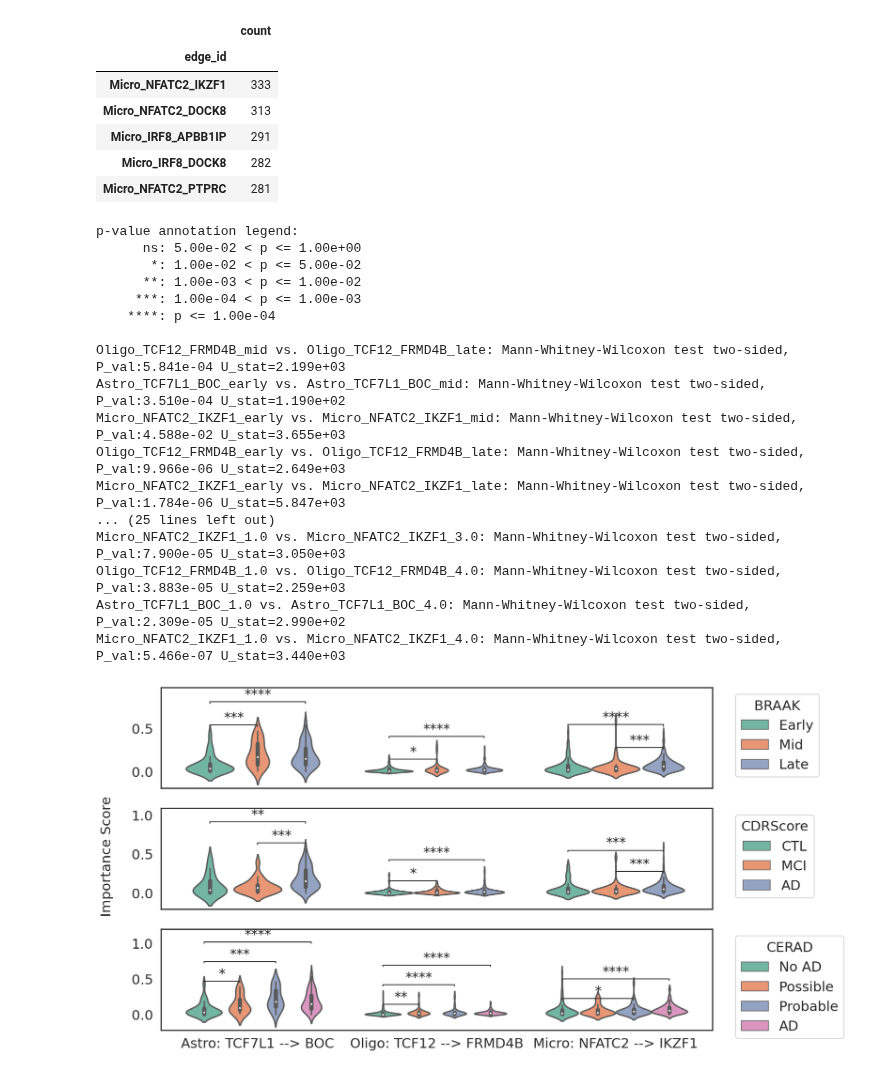
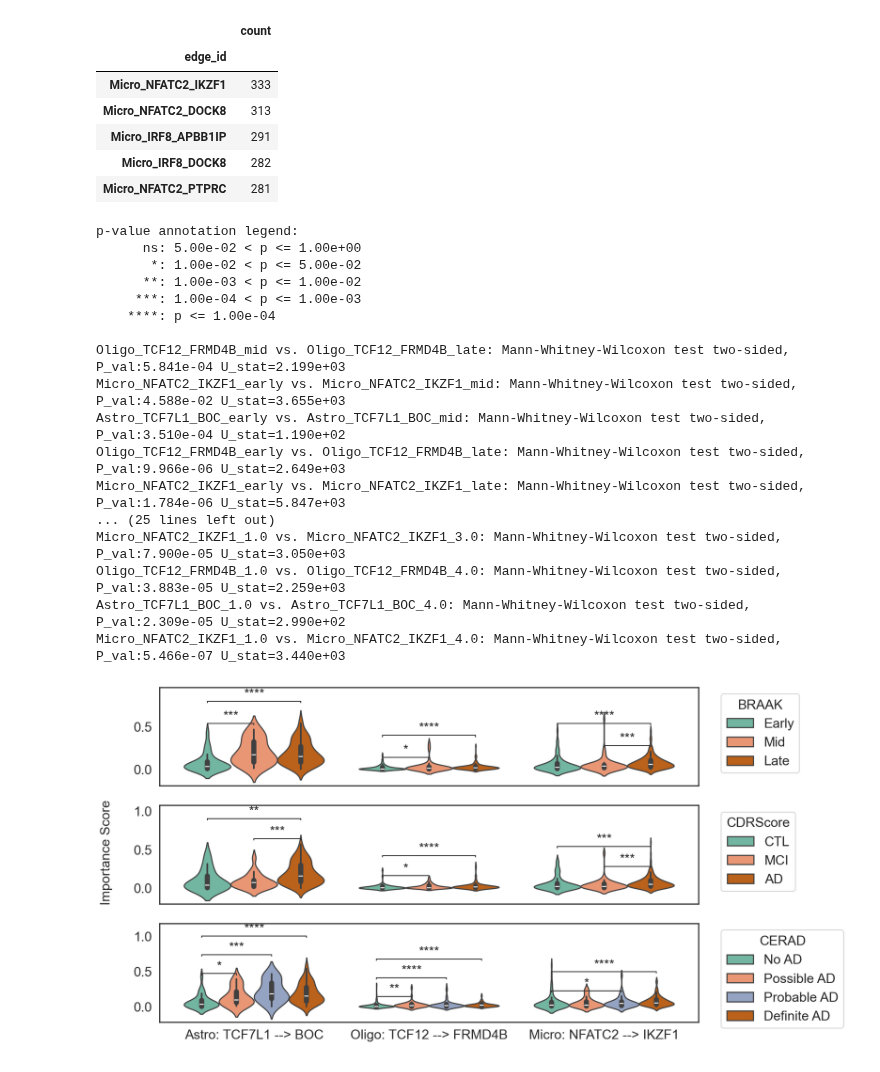
Before and after one commit to Oafish1/iBrainMap-Analysis, a Jupyter notebook: scripts/figure_5b.ipynb, the cells around one changed output. Saved outputs shown, nothing was run; the diff lists cells and outputs as text; code cells hidden in the pictures.

Commit message:
Small label and color changes for 5b

```diff
--- a/scripts/figure_5b.ipynb
+++ b/scripts/figure_5b.ipynb
@@ -58,14 +58,14 @@ matplotlib.rcParams['figure.facecolor'] = (1., 0., 0., 0.)
 #     "#9ca242"])
 # sns.set_palette(palette)
 # %%
-edge_att = pd.read_csv('../../data/freeze3/c15_att_02_11/MSSM_attn_all_224.csv')
+edge_att = pd.read_csv('../data/freeze3/c15_att_02_11/MSSM_attn_all_224.csv')
 
 edge_att_GRN = edge_att[edge_att['edge_type'] == 'TF_TG']
 edge_att_GRN['att_ave'] = edge_att_GRN.iloc[:,5:13].mean(axis=1)
 edge_att_GRN['edge_id'] = edge_att_GRN['ct_GRN'] + '_' + edge_att_GRN['id']
 
 ## Load Meta
-meta = pd.read_csv('../../data/metadata_dec.csv')
+meta = pd.read_csv('../data/metadata_dec.csv')
 
 edge_att_GRN_plot = edge_att_GRN.iloc[:,13:16]
 
@@ -141,8 +141,9 @@ order =  np.unique(edge_att_GRN_plot_dropna_try['edge_id']).tolist()
 state_pairs = [("early", "mid"), ("mid", "late"), ("early", "late")]
 pairs = [[(e, sg) for sg in g] for e, g in product(select_edge, state_pairs)]
 hue_order = ['early', 'mid', 'late']
+palette = {'early': sns.color_palette()[0], 'mid': sns.color_palette()[1], 'late': (0.8352941176470589, 0.3686274509803922, 0., 1.)}  # AD: d55e00
 
-sns.violinplot(data=edge_att_GRN_plot_dropna_try, x="edge_id", y="att_ave", order=order, hue="BRAAK_Stage", hue_order=hue_order, ax=axs[0])
+sns.violinplot(data=edge_att_GRN_plot_dropna_try, x="edge_id", y="att_ave", order=order, hue="BRAAK_Stage", hue_order=hue_order, density_norm='width', palette=palette, ax=axs[0])
 #axs[0].set_ylabel('Attention Score', fontsize = 6)
 axs[0].set_ylabel('')
 axs[0].set_xlabel('')
@@ -166,8 +167,9 @@ order =  np.unique(edge_att_GRN_plot_dropna_try['edge_id']).tolist()
 state_pairs = [("CTL", "MCI"), ("CTL", "AD"), ("MCI", "AD")]
 pairs = [[(e, sg) for sg in g] for e, g in product(select_edge, state_pairs)]
 hue_order = ['CTL', 'MCI', 'AD']
+palette = {'CTL': sns.color_palette()[0], 'MCI': sns.color_palette()[1], 'AD': (0.8352941176470589, 0.3686274509803922, 0., 1.)}  # AD: d55e00
 
-sns.violinplot(data=edge_att_GRN_plot_dropna_try, x="edge_id", y="att_ave", order=order, hue="CDRScore_Stage", hue_order=hue_order, ax=axs[1])
+sns.violinplot(data=edge_att_GRN_plot_dropna_try, x="edge_id", y="att_ave", order=order, hue="CDRScore_Stage", hue_order=hue_order, density_norm='width', palette=palette, ax=axs[1])
 #axs[1].set_ylabel('Attention Score', fontsize = 6)
 axs[1].set_ylabel('')
 axs[1].set_xlabel('')
@@ -188,9 +190,10 @@ order =  np.unique(edge_att_GRN_plot_dropna_try['edge_id']).tolist()
 state_pairs = [("1.0", "2.0"), ("1.0", "3.0"), ("1.0", "4.0")]
 pairs = [[(e, sg) for sg in g] for e, g in product(select_edge, state_pairs)]
 hue_order = ['1.0', '2.0', '3.0', '4.0']
-conv_dict = {'1.0': 'No AD', '2.0': 'Possible', '3.0': 'Probable', '4.0': 'AD'}
+conv_dict = {'1.0': 'No AD', '2.0': 'Possible AD', '3.0': 'Probable AD', '4.0': 'Definite AD'}
+palette = {'1.0': sns.color_palette()[0], '2.0': sns.color_palette()[1], '3.0': sns.color_palette()[2], '4.0': (0.8352941176470589, 0.3686274509803922, 0., 1.)}  # AD: d55e00
 
-sns.violinplot(data=edge_att_GRN_plot_dropna_try, x="edge_id", y="att_ave", order=order, hue="CERAD", hue_order=hue_order, ax=axs[2])
+sns.violinplot(data=edge_att_GRN_plot_dropna_try, x="edge_id", y="att_ave", order=order, hue="CERAD", hue_order=hue_order, palette=palette, density_norm='width', ax=axs[2])
 #axs[2].set_ylabel('Attention Score', fontsize = 6)
 axs[2].set_ylabel('')
 axs[2].set_xlabel('')
@@ -219,32 +222,32 @@ for l in labels:
 axs[2].set_xticklabels(labels)
 
 #plt.tight_layout()
 
 # Show the plot
 
 #plt.xticks(rotation=30, fontsize = 12)
 #plt.ylabel('Attention Score')
 #plt.xlabel('')
 #plt.legend(title='AD Progression (CERAD)',loc='upper left', bbox_to_anchor=(1.03, 1))
 fig.text( 0.04, 0.5,'Importance Score', va='center', rotation='vertical')  # , fontsize=12
 plt.savefig('../plots/figure_5_distribution.pdf', bbox_inches='tight')
 plt.show()
 # %% [output]
 p-value annotation legend:
       ns: 5.00e-02 < p <= 1.00e+00
        *: 1.00e-02 < p <= 5.00e-02
       **: 1.00e-03 < p <= 1.00e-02
      ***: 1.00e-04 < p <= 1.00e-03
     ****: p <= 1.00e-04
 
 Oligo_TCF12_FRMD4B_mid vs. Oligo_TCF12_FRMD4B_late: Mann-Whitney-Wilcoxon test two-sided, P_val:5.841e-04 U_stat=2.199e+03
+Micro_NFATC2_IKZF1_early vs. Micro_NFATC2_IKZF1_mid: Mann-Whitney-Wilcoxon test two-sided, P_val:4.588e-02 U_stat=3.655e+03
 Astro_TCF7L1_BOC_early vs. Astro_TCF7L1_BOC_mid: Mann-Whitney-Wilcoxon test two-sided, P_val:3.510e-04 U_stat=1.190e+02
-Micro_NFATC2_IKZF1_early vs. Micro_NFATC2_IKZF1_mid: Mann-Whitney-Wilcoxon test two-sided, P_val:4.588e-02 U_stat=3.655e+03
 Oligo_TCF12_FRMD4B_early vs. Oligo_TCF12_FRMD4B_late: Mann-Whitney-Wilcoxon test two-sided, P_val:9.966e-06 U_stat=2.649e+03
 Micro_NFATC2_IKZF1_early vs. Micro_NFATC2_IKZF1_late: Mann-Whitney-Wilcoxon test two-sided, P_val:1.784e-06 U_stat=5.847e+03
 ... (25 lines left out)
 Micro_NFATC2_IKZF1_1.0 vs. Micro_NFATC2_IKZF1_3.0: Mann-Whitney-Wilcoxon test two-sided, P_val:7.900e-05 U_stat=3.050e+03
 Oligo_TCF12_FRMD4B_1.0 vs. Oligo_TCF12_FRMD4B_4.0: Mann-Whitney-Wilcoxon test two-sided, P_val:3.883e-05 U_stat=2.259e+03
 Astro_TCF7L1_BOC_1.0 vs. Astro_TCF7L1_BOC_4.0: Mann-Whitney-Wilcoxon test two-sided, P_val:2.309e-05 U_stat=2.990e+02
 Micro_NFATC2_IKZF1_1.0 vs. Micro_NFATC2_IKZF1_4.0: Mann-Whitney-Wilcoxon test two-sided, P_val:5.466e-07 U_stat=3.440e+03
-[figure, old version]
+[figure, new version]
```
Also changed, not shown: 2 other files.
